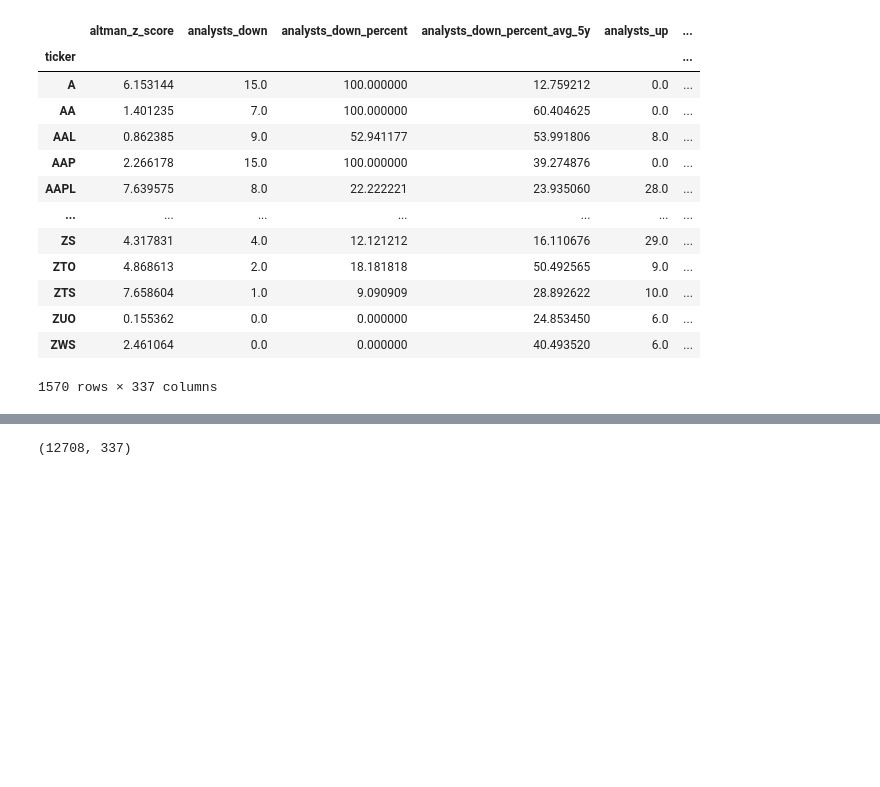
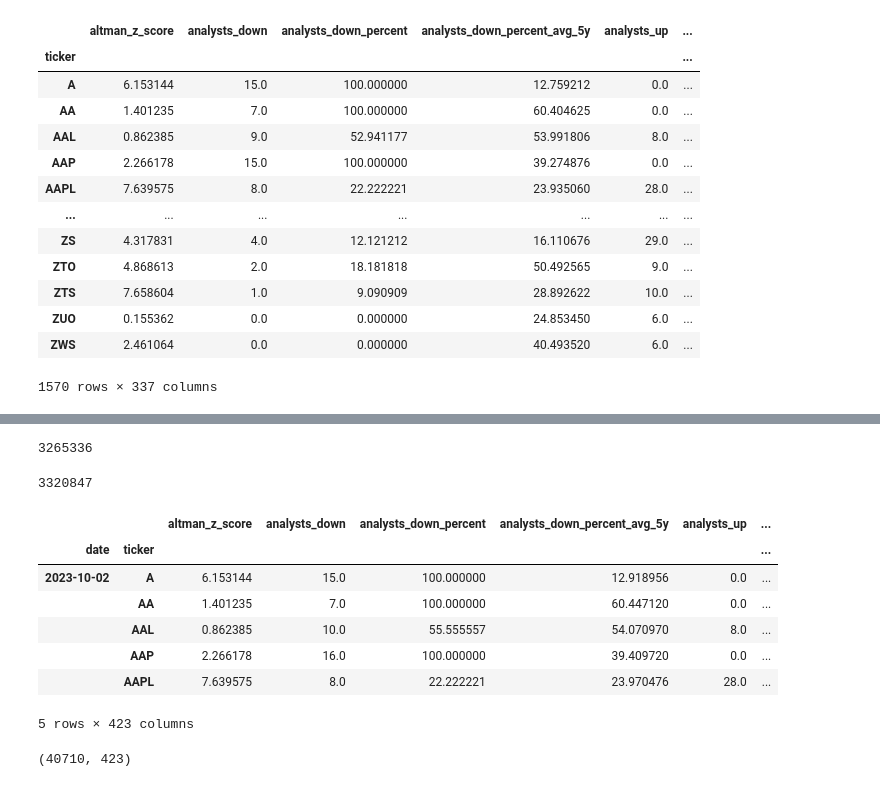
Before and after one commit to QuantBears/data-analysis, a Jupyter notebook: EDA/2023-10-10/auto_corr.ipynb, the cells around one changed output, grey strips where cells are left out. Cells and saved outputs as stored; diff of their text form; code cells hidden in the pictures; blank space fills up the shorter version.

Commit message:
create autoregressive features

```diff
--- a/EDA/2023-10-10/auto_corr.ipynb
+++ b/EDA/2023-10-10/auto_corr.ipynb
@@ -105,6 +131,6 @@ Text(0, 0.5, 'Pearson')
 # %%
-long_term_columns = corr_df.columns[(corr_df.min() > 0.99)]
-short_term_columns = corr_df.columns[(corr_df.min() <= 0.99)]
+long_term_columns = corr_df.columns[(corr_df.loc[0:5].min() > 0.99)]
+short_term_columns = corr_df.columns[(corr_df.loc[0:5].min() <= 0.99)]
 # %%
 len(short_term_columns)
 # %% [output]
@@ -139,0 +175,26 @@ corr_df.min().sort_values().loc["Volume"]
+# %%
+def create_autoreg_features(df, short_term_features, num_days = 2):
+	all_days = df.index.get_level_values(0).unique().sort_values()
+
+	new_df = pd.DataFrame()
+	for dayIndex in range(num_days, all_days.shape[0]):
+		day = all_days[dayIndex]
+
+		newDayDf = df.loc[day]
+		newDayDf["date"] = day
+		currTickers = newDayDf.index.values
+		for prevIndex in range(num_days):
+			prevDay = all_days[dayIndex - prevIndex]
+			prevDayFeatures = df.loc[prevDay].reindex(currTickers)[short_term_features].add_suffix(f"_prev_{prevIndex + 1}")
+			newDayDf = pd.concat([newDayDf, prevDayFeatures], axis = 1)
+
+		new_df = pd.concat([new_df, newDayDf.set_index("date", append = True)], axis = 0)
+
+	return new_df
+# %%
+import warnings
+warnings.simplefilter(action='ignore', category=pd.errors.SettingWithCopyWarning)
+
+num_days = 2
+
+autoreg_df = create_autoreg_features(filtered_df, short_term_columns, num_days = num_days)
@@ -140,4 +205,27 @@ corr_df.min().sort_values().loc["Volume"]
+# %%
+filtered_df.isna().sum().sum()
+# %% [output]
+3265336
+# %%
+autoreg_df.isna().sum().sum()
+# %% [output]
+3320847
+# %%
+autoreg_df = autoreg_df.reorder_levels([1, 0])
+# %%
+# Auto-regressive data is created!
+
+autoreg_df.head()
+# %% [output]
+|  |  | altman_z_score | analysts_down | analysts_down_percent | analysts_down_percent_avg_5y | analysts_up | ... |
+| date | ticker |  |  |  |  |  | ... |
+| 2023-10-02 | A | 6.153144 | 15.0 | 100.000000 | 12.918956 | 0.0 | ... |
+|  | AA | 1.401235 | 7.0 | 100.000000 | 60.447120 | 0.0 | ... |
+|  | AAL | 0.862385 | 10.0 | 55.555557 | 54.070970 | 8.0 | ... |
+|  | AAP | 2.266178 | 16.0 | 100.000000 | 39.409720 | 0.0 | ... |
+|  | AAPL | 7.639575 | 8.0 | 22.222221 | 23.970476 | 28.0 | ... |
+5 rows × 423 columns
 # %%
-joined_df.shape
+autoreg_df.shape
 # %% [output]
-(12708, 337)
+(40710, 423)
```
Also changed, not shown: parts of 12 cells of this notebook, 1 other file.
